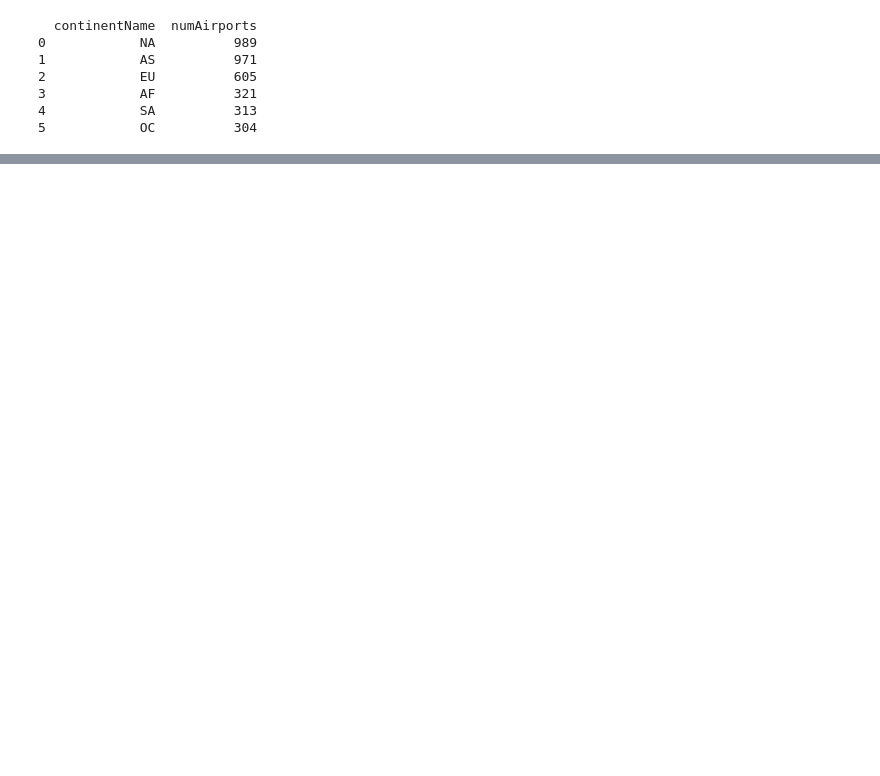
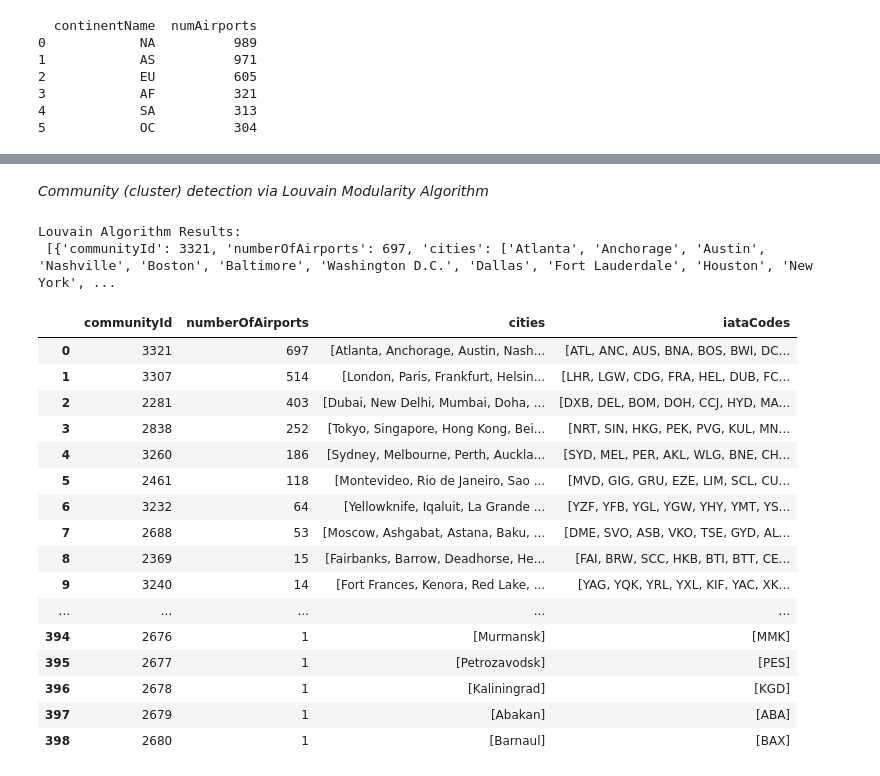
Before and after one commit to neo4j-labs/llm-graph-builder, a Jupyter notebook: experiments/Cypher_Queries.ipynb, the cells around one changed output, grey strips where cells are left out. Drawn from its saved outputs; the diff is of its cells as text; code cells hidden in the pictures; blank space fills up the shorter version.

Commit message:
updated Cypher Queries File

```diff
--- a/experiments/Cypher_Queries.ipynb
+++ b/experiments/Cypher_Queries.ipynb
@@ -181,0 +365,11 @@ print(airports_df)
+# %%
+# Convert the results to a DataFrame
+graph_list_df = pd.DataFrame(graph_list_results)
+
+pd.set_option('display.max_columns', None)
+pd.set_option('display.width', 1000)
+pd.set_option('display.max_rows', None)
+pd.set_option('display.max_colwidth', None)
+
+# Display the DataFrame
+print(graph_list_df)
@@ -181,0 +505,57 @@ print(airports_df)
+# %% [markdown]
+*Community (cluster) detection via Louvain Modularity Algorithm*
+# %%
+# Define the Cypher query to Extract Louvain Algorithm Results
+def execute_query(driver, query):
+    with driver.session() as session:
+        result = session.run(query)
+        return [record.data() for record in result]
+
+query = """
+CALL gds.louvain.stream('routes')
+YIELD nodeId, communityId
+WITH gds.util.asNode(nodeId) AS airport, communityId
+RETURN
+    communityId,
+    COUNT(airport) AS numberOfAirports,
+    COLLECT(DISTINCT airport.city) AS cities,
+    COLLECT(DISTINCT airport.iata) AS iataCodes
+ORDER BY numberOfAirports DESC, communityId;
+"""
+
+try:
+    results = execute_query(driver, query)
+    print("Louvain Algorithm Results:\n", results)
+except Exception as e:
+    print(f"Error running Louvain Modularity Algorithm: {e}")
+
+# Convert the results to a DataFrame
+df = pd.DataFrame(results)
+
+pd.set_option('display.max_columns', None)
+pd.set_option('display.width', 1000)
+pd.set_option('display.max_rows', None)
+pd.set_option('display.max_colwidth', None)
+
+# Display the DataFrame
+df
+# %% [output]
+Louvain Algorithm Results:
+ [{'communityId': 3321, 'numberOfAirports': 697, 'cities': ['Atlanta', 'Anchorage', 'Austin', 'Nashville', 'Boston', 'Baltimore', 'Washington D.C.', 'Dallas', 'Fort Lauderdale', 'Houston', 'New York', ...
+|  | communityId | numberOfAirports | cities | iataCodes |
+| 0 | 3321 | 697 | [Atlanta, Anchorage, Austin, Nash... | [ATL, ANC, AUS, BNA, BOS, BWI, DC... |
+| 1 | 3307 | 514 | [London, Paris, Frankfurt, Helsin... | [LHR, LGW, CDG, FRA, HEL, DUB, FC... |
+| 2 | 2281 | 403 | [Dubai, New Delhi, Mumbai, Doha, ... | [DXB, DEL, BOM, DOH, CCJ, HYD, MA... |
+| 3 | 2838 | 252 | [Tokyo, Singapore, Hong Kong, Bei... | [NRT, SIN, HKG, PEK, PVG, KUL, MN... |
+| 4 | 3260 | 186 | [Sydney, Melbourne, Perth, Auckla... | [SYD, MEL, PER, AKL, WLG, BNE, CH... |
+| 5 | 2461 | 118 | [Montevideo, Rio de Janeiro, Sao ... | [MVD, GIG, GRU, EZE, LIM, SCL, CU... |
+| 6 | 3232 | 64 | [Yellowknife, Iqaluit, La Grande ... | [YZF, YFB, YGL, YGW, YHY, YMT, YS... |
+| 7 | 2688 | 53 | [Moscow, Ashgabat, Astana, Baku, ... | [DME, SVO, ASB, VKO, TSE, GYD, AL... |
+| 8 | 2369 | 15 | [Fairbanks, Barrow, Deadhorse, He... | [FAI, BRW, SCC, HKB, BTI, BTT, CE... |
+| 9 | 3240 | 14 | [Fort Frances, Kenora, Red Lake, ... | [YAG, YQK, YRL, YXL, KIF, YAC, XK... |
+| ... | ... | ... | ... | ... |
+| 394 | 2676 | 1 | [Murmansk] | [MMK] |
+| 395 | 2677 | 1 | [Petrozavodsk] | [PES] |
+| 396 | 2678 | 1 | [Kaliningrad] | [KGD] |
+| 397 | 2679 | 1 | [Abakan] | [ABA] |
+| 398 | 2680 | 1 | [Barnaul] | [BAX] |
```
Also changed, not shown: parts of 36 cells of this notebook.
